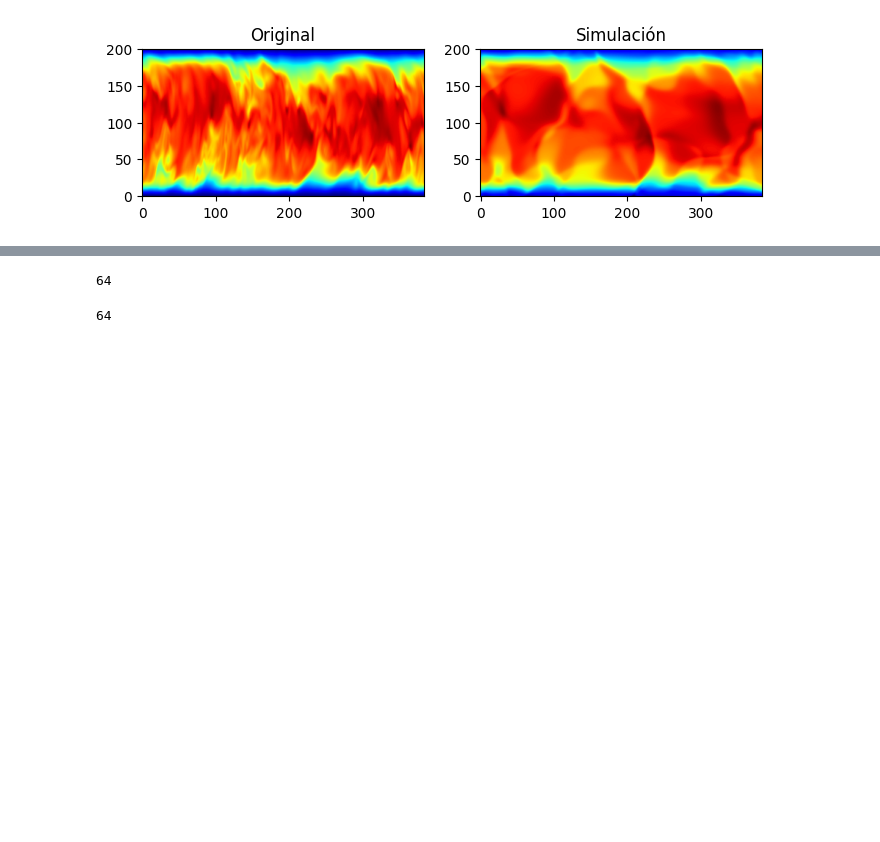
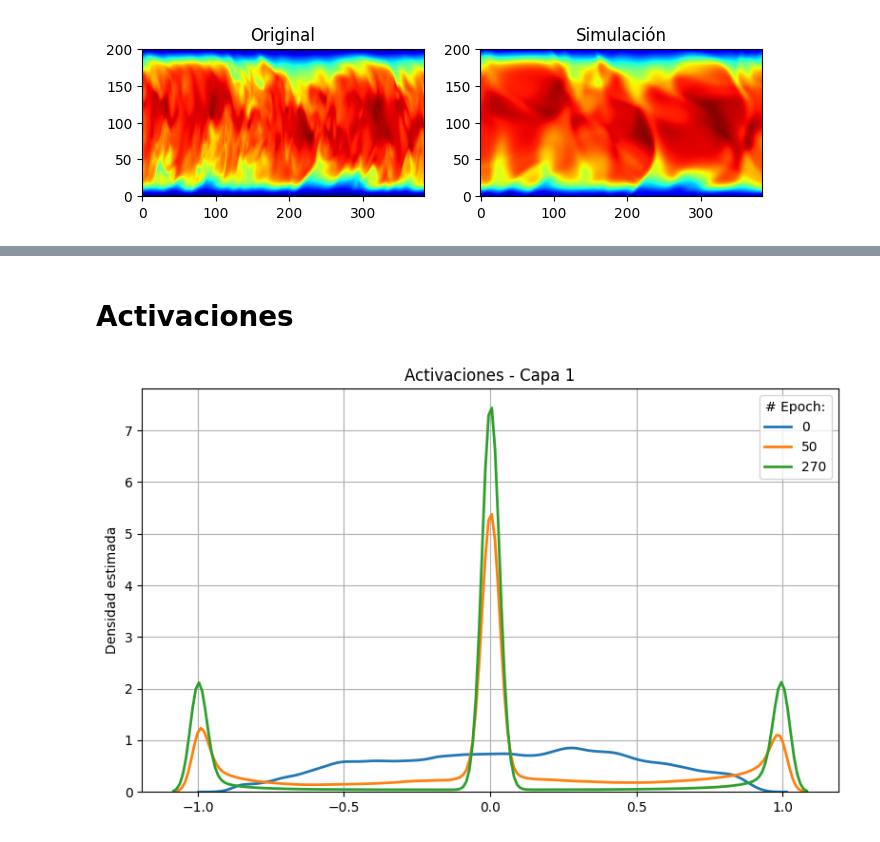
Before and after one commit to vms10/tp_optimizacion, a Jupyter notebook: prueba_funcion_entrenamiento.ipynb, the cells around one changed output, grey strips where cells are left out. Cells and saved outputs as stored; diff of their text form; code cells hidden in the pictures; blank space fills up the shorter version.

```diff
--- a/prueba_funcion_entrenamiento.ipynb
+++ b/prueba_funcion_entrenamiento.ipynb
@@ -313,8 +339,32 @@ plot_distributions(grad_biases_by_layer, "biases")
-# %%
-len(grad_biases_by_layer[0][0])
-# %% [output]
-64
-# %%
-len(grad_biases_by_layer[1][0])
-# %% [output]
-64
+# %% [markdown]
+# Activaciones
+# %%
+import numpy as np
+
+
+def plot_activations_distributions(log_activations, layer_index, epoch_interval=10):
+    plt.figure(figsize=(8, 5))
+
+    num_epochs = len(log_activations)
+    colors = plt.cm.viridis(np.linspace(0, 1, num_epochs))
+
+    for i, activs in enumerate(log_activations):
+        if i == 0 or i == int(5) or i == len(log_activations) - 1:
+            # epoch = i * epoch_interval  # ya que guardás cada 10 epochs
+            data = np.ravel(
+                np.array(activs[layer_index])
+            )  # activaciones de la capa, a 1D
+            # plt.hist(data, bins=50, alpha=0.5, label=f'Epoch {epoch}', color=colors[i], density=True)
+            sns.kdeplot(data, label=f"{10*i}", linewidth=2)
+            # print(len(data))
+    plt.title(f"Activaciones - Capa {layer_index +1}")
+    # plt.xlabel("Valor de activación")
+    plt.ylabel("Densidad estimada")
+    plt.grid(True)
+    plt.legend(title="# Epoch:")
+    plt.tight_layout()
+    plt.show()
+# %%
+plot_activations_distributions(results["log_activations"], layer_index=0)
+# %% [output]
+[figure, added]
```
Also changed, not shown: parts of 31 cells of this notebook.
